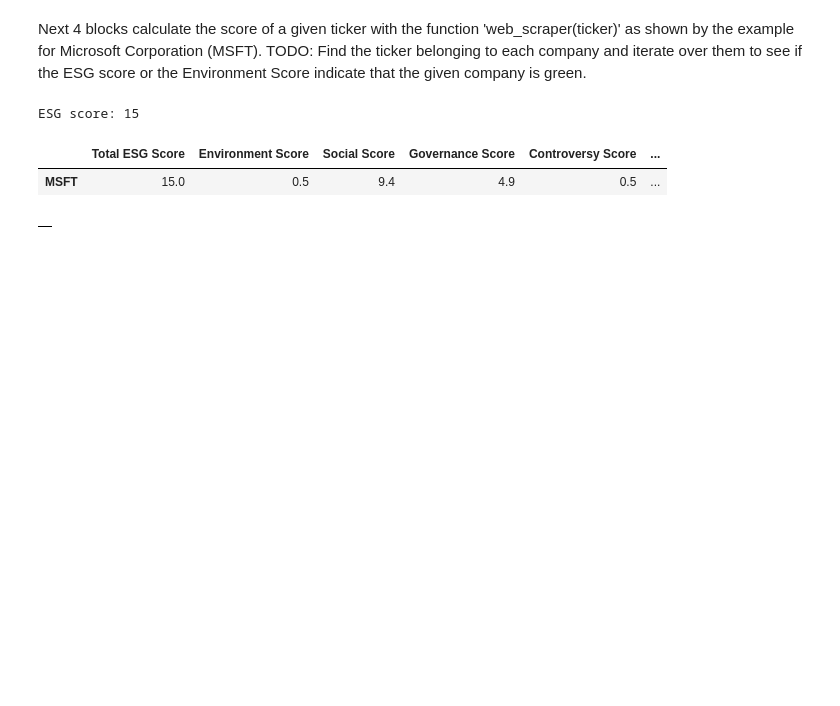
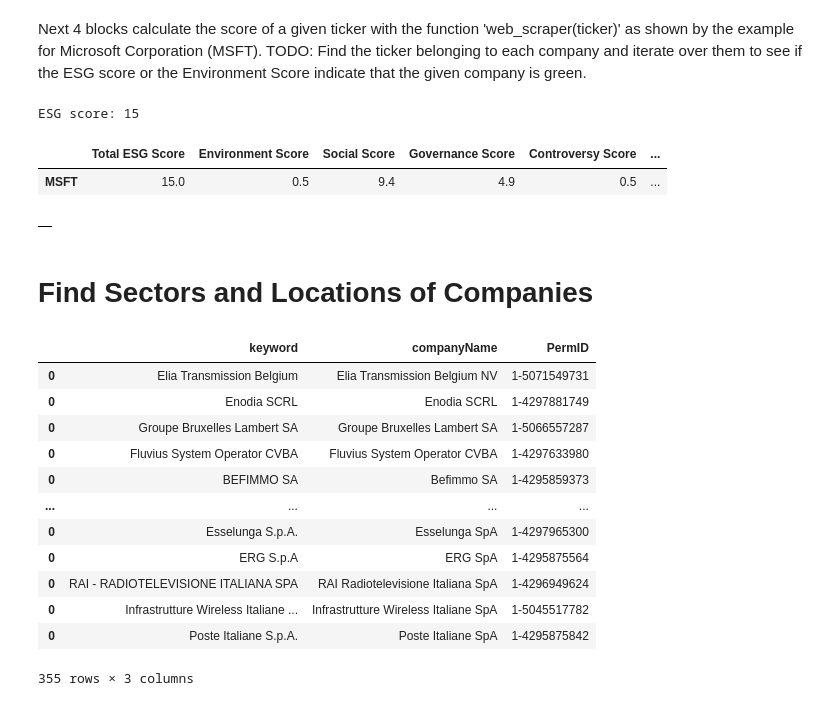
Before and after one commit to AukeVanSighem/ECB-Bond-Purchases, a Jupyter notebook: DataAnalysis.ipynb, the cells around one changed output. Cells and saved outputs as stored; diff of their text form; code cells hidden in the pictures; blank space fills up the shorter version.

```diff
--- a/DataAnalysis.ipynb
+++ b/DataAnalysis.ipynb
@@ -246,3 +251,5 @@ for i in set(figi.ticker.iloc[0:50].tolist()):
 ESG_Summary
 # %% [output]
 |  |
+# %% [markdown]
+# Find Sectors and Locations of Companies
@@ -248,0 +265,46 @@ ESG_Summary
+# %%
+companies = holdings20210402.ISSUER.astype('string').unique()
+permid_mappings = pd.DataFrame({})
+unmapped_companies = []
+
+for company in companies:
+
+    # In case of connection error, allow it to try at most 5 times
+    err, count = 0, 0
+    while (err != None and count < 5):
+        output, err = opid.search(company)
+    if err != None:
+        unmapped_companies.append(company)
+        continue
+
+
+    df = output['organizations']
+    if len(df) == 0:
+        permid = np.NaN
+        name = np.NaN
+    elif len(df) == 1:
+        permid = df.iloc[0,0].split('/')[-1]
+        name = df.iloc[0,1]
+    else:
+        # If multiple records are return, choose the record which the company name is the most similar to the keyword
+        similarityScores = df.organizationName.apply(lambda x: Levenshtein.ratio(company, x))
+        max_index = similarityScores.idxmax()
+        permid = df.iloc[max_index, 0].split('/')[-1]
+        name = df.iloc[max_index, 1]
+    permid_mappings = permid_mappings.append(pd.DataFrame({'keyword':[company], 'companyName': [name], 'PermID':[permid]}))
+
+permid_mappings
+# %% [output]
+|  | keyword | companyName | PermID |
+| 0 | Elia Transmission Belgium | Elia Transmission Belgium NV | 1-5071549731 |
+| 0 | Enodia SCRL | Enodia SCRL | 1-4297881749 |
+| 0 | Groupe Bruxelles Lambert SA | Groupe Bruxelles Lambert SA | 1-5066557287 |
+| 0 | Fluvius System Operator CVBA | Fluvius System Operator CVBA | 1-4297633980 |
+| 0 | BEFIMMO SA | Befimmo SA | 1-4295859373 |
+| ... | ... | ... | ... |
+| 0 | Esselunga S.p.A. | Esselunga SpA | 1-4297965300 |
+| 0 | ERG S.p.A | ERG SpA | 1-4295875564 |
+| 0 | RAI - RADIOTELEVISIONE ITALIANA SPA | RAI Radiotelevisione Italiana SpA | 1-4296949624 |
+| 0 | Infrastrutture Wireless Italiane ... | Infrastrutture Wireless Italiane SpA | 1-5045517782 |
+| 0 | Poste Italiane S.p.A. | Poste Italiane SpA | 1-4295875842 |
+355 rows × 3 columns
```
Also changed, not shown: parts of 7 cells of this notebook.
